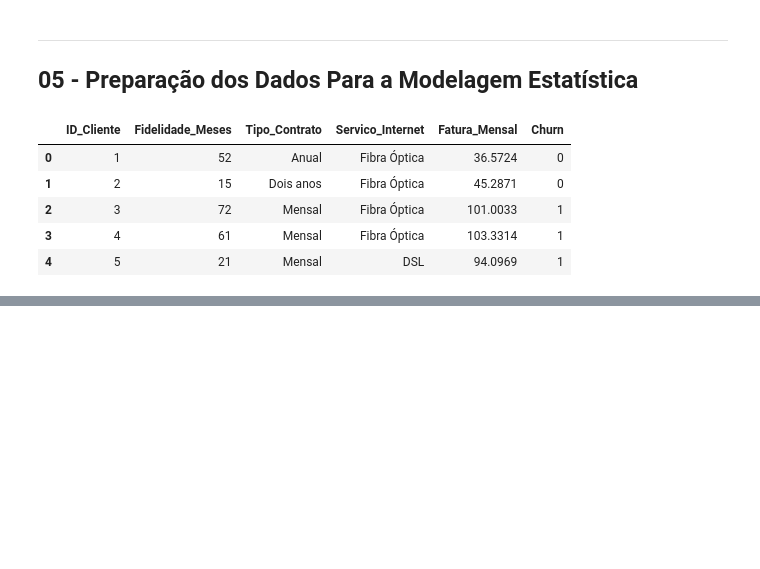
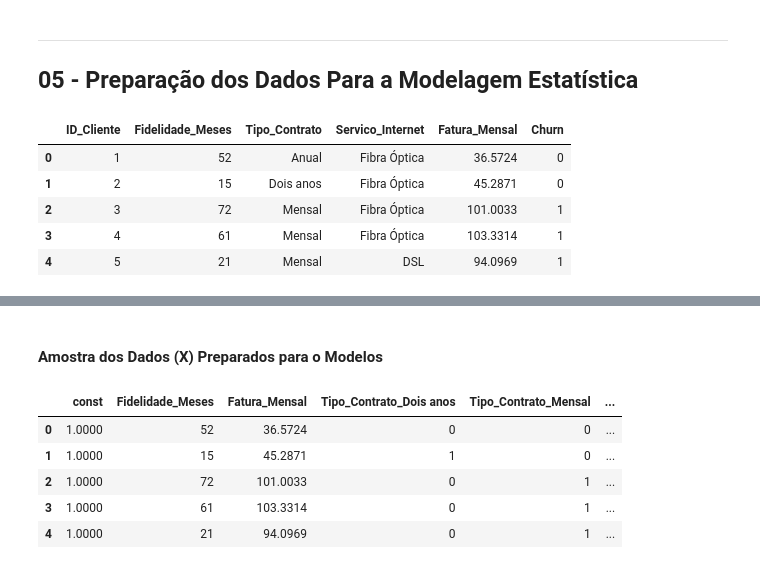
Before and after one commit to marcusvbrangel/fundamentos-linguagem-python-basico-aplicacoes-ia, a Jupyter notebook: chapter-10-statsmodels/mini-projeto-05-statsmodels-analise-churn.ipynb, the cells around one changed output, grey strips where cells are left out. Cells and saved outputs as stored; diff of their text form; code cells hidden in the pictures; blank space fills up the shorter version.

```diff
--- a/chapter-10-statsmodels/mini-projeto-05-statsmodels-analise-churn.ipynb
+++ b/chapter-10-statsmodels/mini-projeto-05-statsmodels-analise-churn.ipynb
@@ -355,0 +447,14 @@ df_churn.head()
+# %%
+# adicionamos uma constante (intercepto) ao modelo, exigido pela biblioteca statsmodels
+X = sm.add_constant(X)
+# %%
+display(Markdown("#### Amostra dos Dados (X) Preparados para o Modelos"))
+display(X.head())
+# %% [output]
+#### Amostra dos Dados (X) Preparados para o Modelos
+|  | const | Fidelidade_Meses | Fatura_Mensal | Tipo_Contrato_Dois anos | Tipo_Contrato_Mensal | ... |
+| 0 | 1.0000 | 52 | 36.5724 | 0 | 0 | ... |
+| 1 | 1.0000 | 15 | 45.2871 | 1 | 0 | ... |
+| 2 | 1.0000 | 72 | 101.0033 | 0 | 1 | ... |
+| 3 | 1.0000 | 61 | 103.3314 | 0 | 1 | ... |
+| 4 | 1.0000 | 21 | 94.0969 | 0 | 1 | ... |
```
Also changed, not shown: parts of 11 cells of this notebook.
